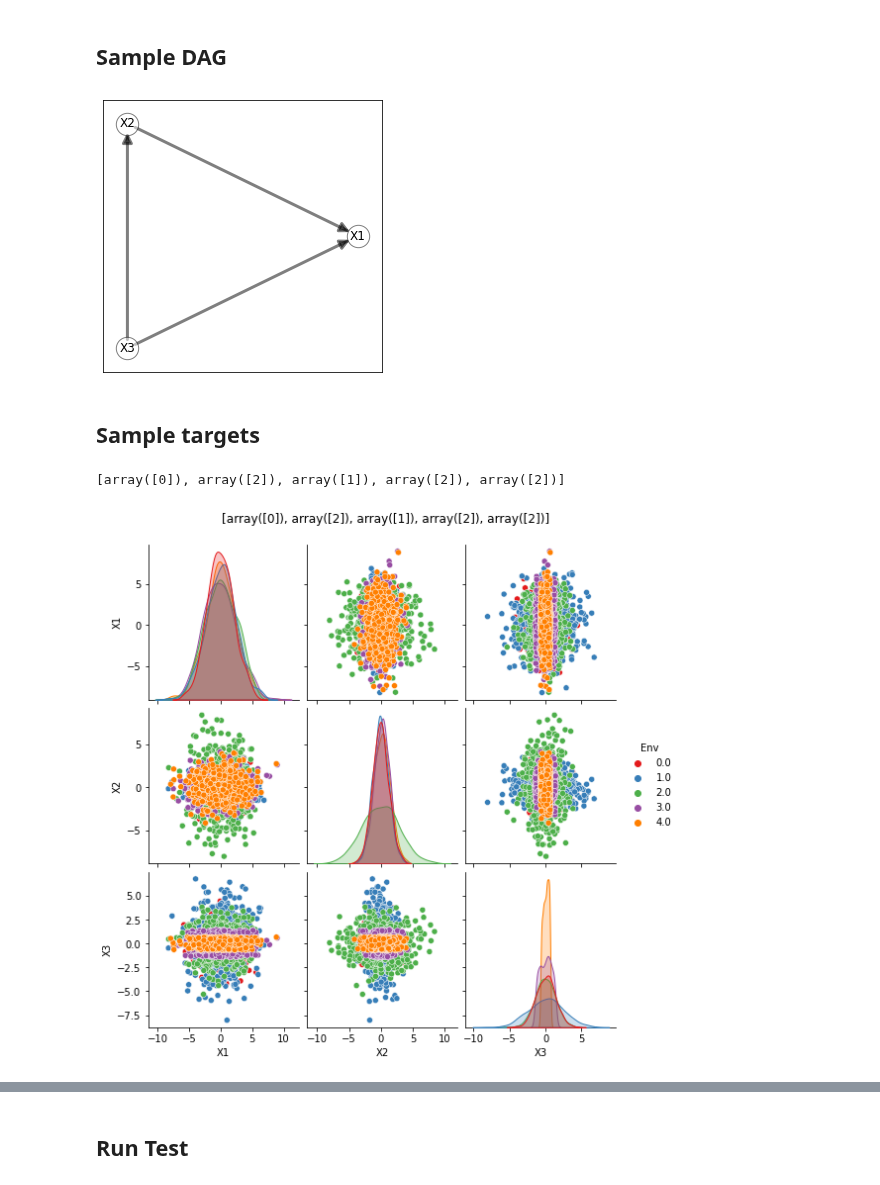
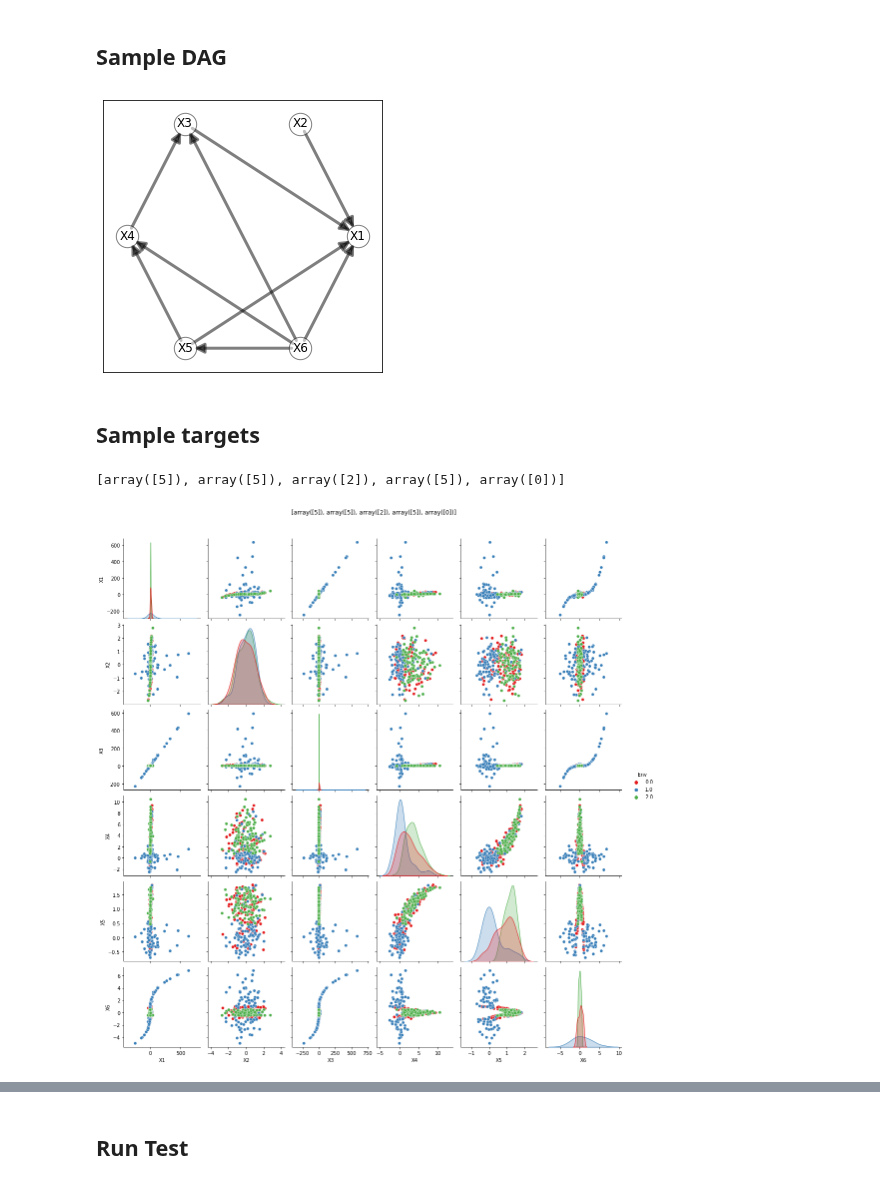
Before and after one commit to rflperry/sparse_shift, a Jupyter notebook: notebooks/09-rp-experimental_pipeline_causaldag.ipynb, the cells around one changed output, grey strips where cells are left out. Saved outputs shown, nothing was run; the diff lists cells and outputs as text; code cells hidden in the pictures.

```diff
--- a/notebooks/09-rp-experimental_pipeline_causaldag.ipynb
+++ b/notebooks/09-rp-experimental_pipeline_causaldag.ipynb
@@ -40,10 +40,10 @@ os.environ["PYTHONWARNINGS"] = "ignore"  # Also affect subprocesses
     - Compute TP, FP edges
 # %%
 SPARSITY = 1
-SAMPLE_SIZE = 500
+SAMPLE_SIZE = 100
 N_ENV = 5
-N_NODES = 3
-DENSITY = 0.5
+N_NODES = 6
+DENSITY = 0.3
 # %% [markdown]
 ## Sample DAG
 # %%
@@ -51,7 +51,7 @@ DENSITY = 0.5
 G_adj = erdos_renyi_dag(N_NODES, DENSITY, seed=4)
 plot_dag(G_adj)
 # %% [output]
-[figure, old version]
+[figure, new version]
 # %% [markdown]
 ## Sample targets
 # %%
@@ -60,31 +60,32 @@ np.random.seed(N_ENV)
 intv_targets = [np.random.choice(N_NODES, SPARSITY, replace=False) for _ in range(N_ENV)]
 print(intv_targets)
 # %% [output]
-[array([0]), array([2]), array([1]), array([2]), array([2])]
+[array([5]), array([5]), array([2]), array([5]), array([0])]
 # %%
 # Environment data
-base_seed = 1234
+base_seed = 123
 Xs = [sample_cdnod_sim(
         G_adj,
         SAMPLE_SIZE,
+        # functions=[lambda x: x],
         intervention_targets=targets,
         base_random_state=base_seed,
-        domain_random_state=10*i,
+        # domain_random_state=10*i,
     ) for i, targets in enumerate(intv_targets)]
 # %%
 df = pd.DataFrame(
     np.hstack((
-        np.vstack(Xs),
-        np.hstack([[i]*X.shape[0] for i, X in enumerate(Xs)]).reshape(-1, 1)
+        np.vstack(Xs[:3]),
+        np.hstack([[i]*X.shape[0] for i, X in enumerate(Xs[:3])]).reshape(-1, 1)
     )),
-    columns=[f'X{i+1}' for i in range(Xs[0].shape[1])] + ['Env']
+    columns=[f'X{i+1}' for i in range(Xs[:3][0].shape[1])] + ['Env']
 )
 
 sns.pairplot(df, hue='Env', palette='Set1')
 plt.suptitle(intv_targets, y=1.04)
 plt.show()
 # %% [output]
-[figure, old version]
+[figure, new version]
 # %%
 results_mat = []
 dag = G_adj
```
Also changed, not shown: parts of 6 cells of this notebook, 11 other files.
